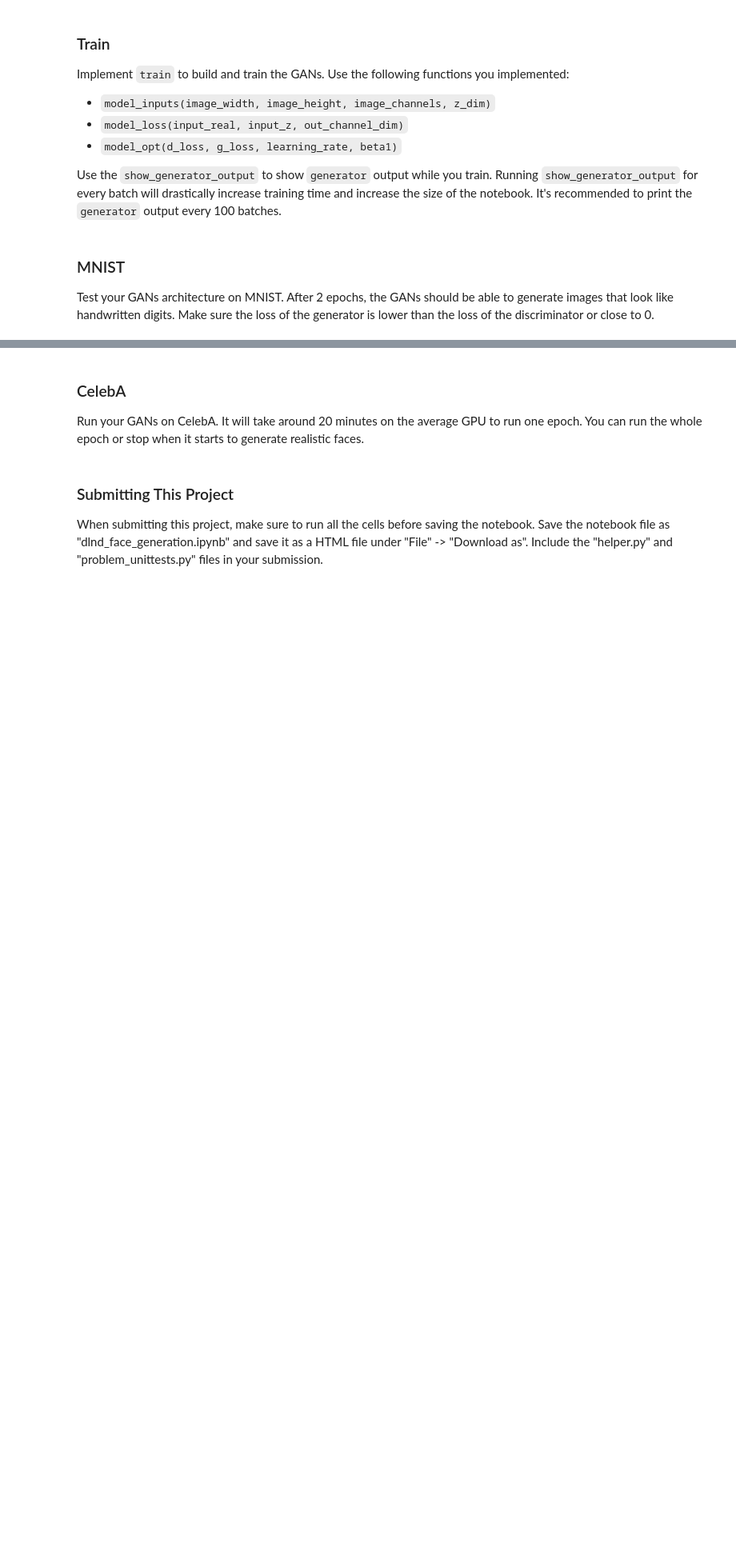
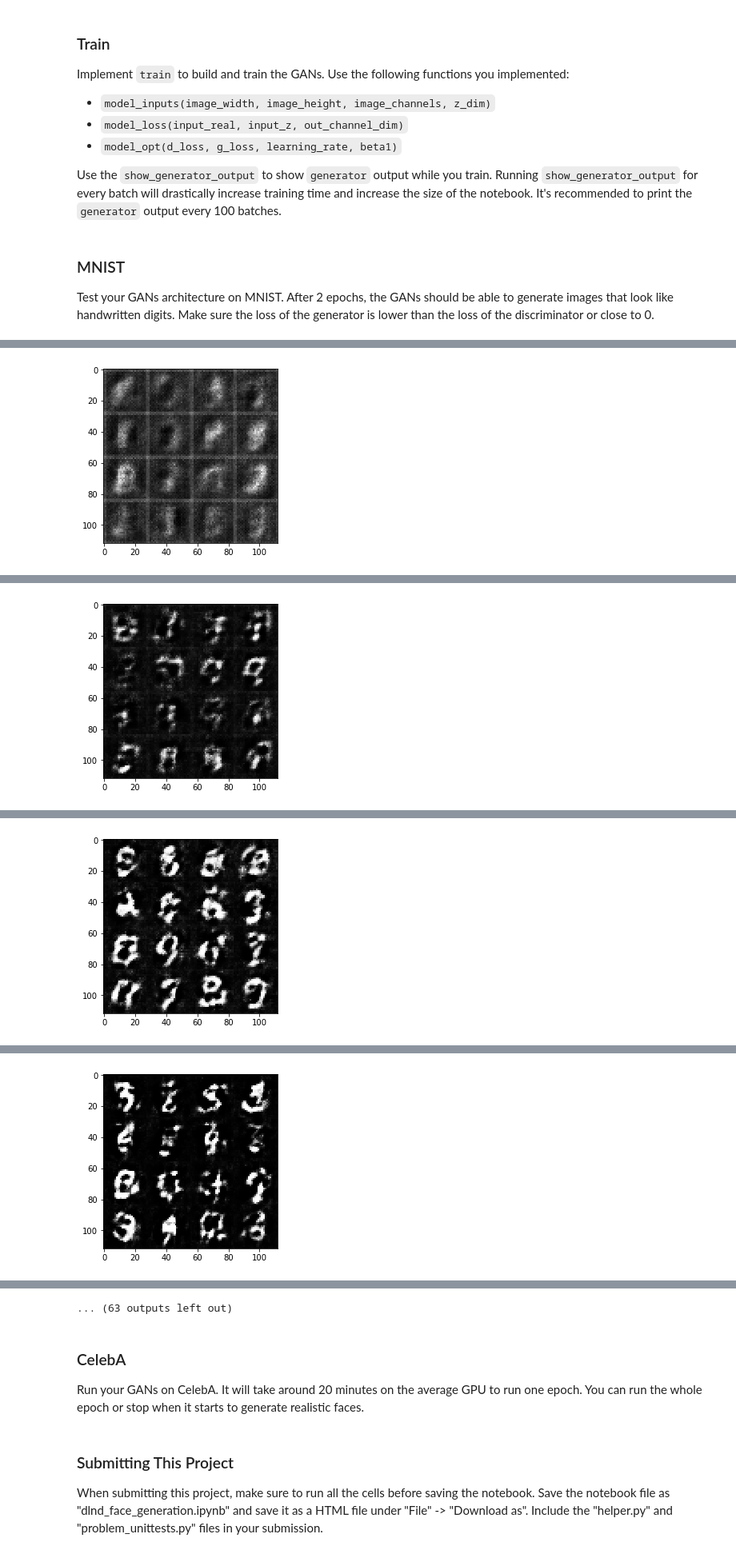
Before and after one commit to sethbunke/GenerativeAdversarialNetworks-FaceGeneration, a Jupyter notebook: dlnd_face_generation.ipynb, the cells around one changed output, grey strips where cells are left out. Shown at 80% size. Saved outputs shown, nothing was run; the diff lists cells and outputs as text; code cells hidden in the pictures; blank space fills up the shorter version.

```diff
--- a/dlnd_face_generation.ipynb
+++ b/dlnd_face_generation.ipynb
@@ -405,24 +405,27 @@ def train(epoch_count, batch_size, z_dim, learning_rate, beta1, get_batches, dat
                     losses.append((train_loss_d, train_loss_g))
 
                 if steps % show_every == 0:
-                    gen_samples = sess.run(
-                                   generator(input_z, 3, is_train=False),
-                                   feed_dict={input_z: sample_z})
-                    samples.append(gen_samples)
-                    _ = view_samples(-1, samples, 6, 12, figsize=figsize)
-                    plt.show()
+                    show_generator_output(sess, 16, input_z, data_shape[3], data_image_mode)
 
-        saver.save(sess, './checkpoints/generator.ckpt')
+#                 if steps % show_every == 0:
+#                     gen_samples = sess.run(
+#                                    generator(input_z, 3, is_train=False),
+#                                    feed_dict={input_z: sample_z})
+#                     samples.append(gen_samples)
+#                     _ = view_samples(-1, samples, 6, 12, figsize=figsize)
+#                     plt.show()
 
-    with open('samples.pkl', 'wb') as f:
-        pkl.dump(samples, f)
+#         saver.save(sess, './checkpoints/generator.ckpt')
 
-    return losses, samples
+#     with open('samples.pkl', 'wb') as f:
+#         pkl.dump(samples, f)
+
+#     return losses, samples
 # %% [markdown]
 ### MNIST
 Test your GANs architecture on MNIST.  After 2 epochs, the GANs should be able to generate images that look like handwritten digits.  Make sure the loss of the generator is lower than the loss of the discriminator or close to 0.
 # %%
-batch_size = 200
+batch_size = 32
 z_dim = 100
 learning_rate = 0.0002
 beta1 = 0.5
@@ -450,0 +454 @@ Epoch 0/2... Discriminator Loss: 0.3643... Generator Loss: 1.8909
+[figure, added]
@@ -451,0 +465 @@ ValueError: Trying to share variable generator/conv2d_transpose_1/kernel, but sp
+[figure, added]
@@ -451,0 +476 @@ ValueError: Trying to share variable generator/conv2d_transpose_1/kernel, but sp
+[figure, added]
@@ -451,0 +487 @@ ValueError: Trying to share variable generator/conv2d_transpose_1/kernel, but sp
+[figure, added]
@@ -452,3 +510,4 @@ ValueError: Trying to share variable generator/conv2d_transpose_1/kernel, but sp
+... (63 outputs left out)
 # %% [markdown]
 ### CelebA
 Run your GANs on CelebA.  It will take around 20 minutes on the average GPU to run one epoch.  You can run the whole epoch or stop when it starts to generate realistic faces.
```
Also changed, not shown: parts of 2 cells of this notebook.
